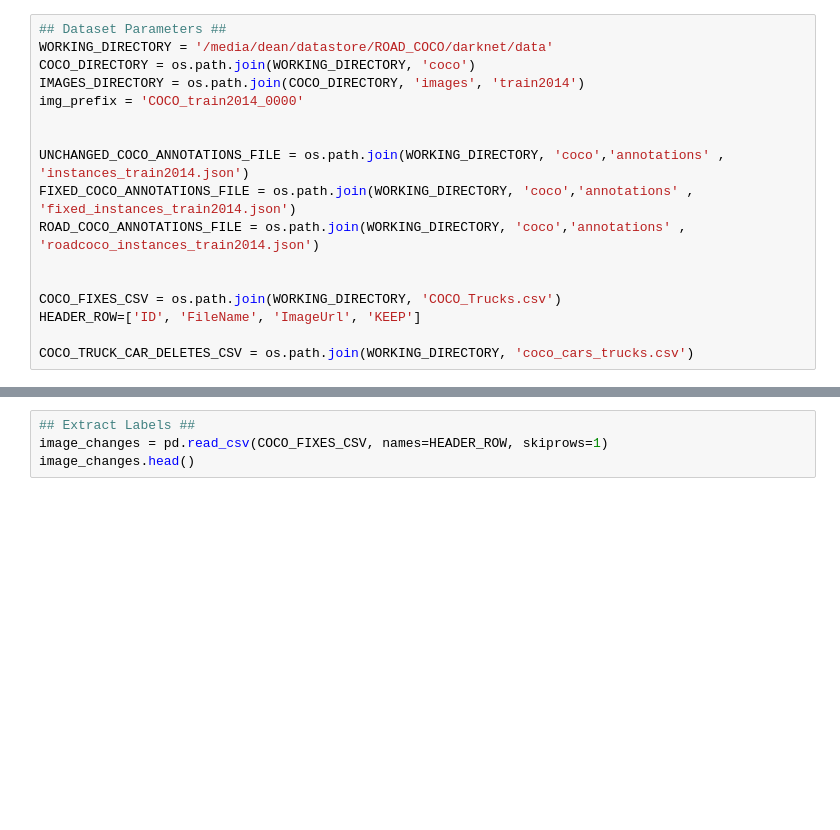
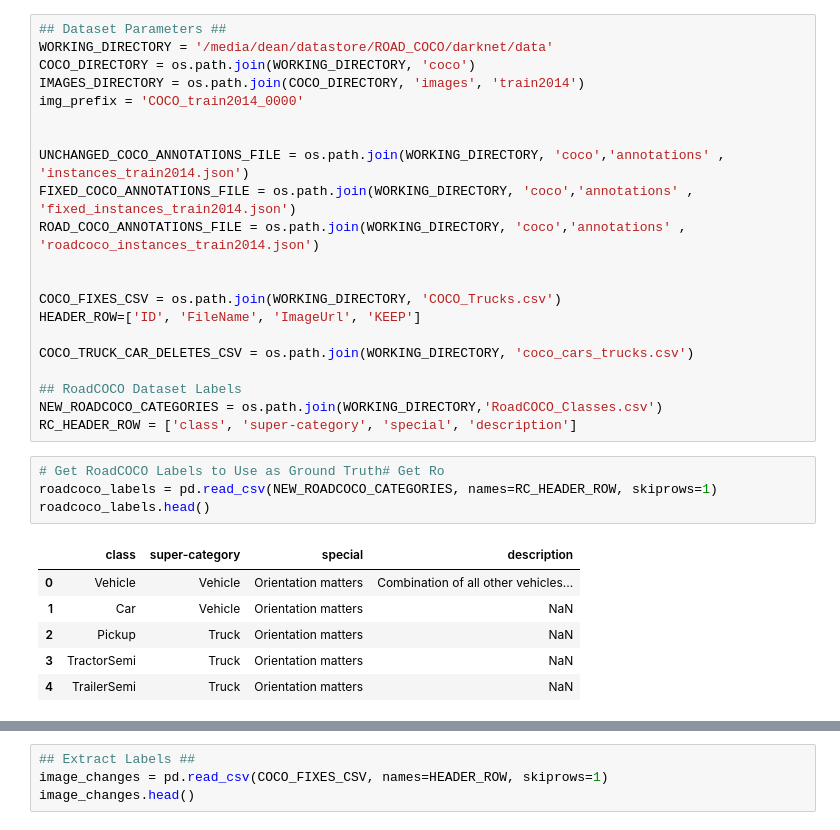
Before and after one commit to yiboliu31/data_scripts, a Jupyter notebook: road_coco_dataset_builder.ipynb, the cells around one changed output, grey strips where cells are left out. Cells and saved outputs as stored; diff of their text form; blank space fills up the shorter version.

```diff
--- a/road_coco_dataset_builder.ipynb
+++ b/road_coco_dataset_builder.ipynb
@@ -44,4 +62,19 @@ COCO_FIXES_CSV = os.path.join(WORKING_DIRECTORY, 'COCO_Trucks.csv')
 HEADER_ROW=['ID', 'FileName', 'ImageUrl', 'KEEP']
 
 COCO_TRUCK_CAR_DELETES_CSV = os.path.join(WORKING_DIRECTORY, 'coco_cars_trucks.csv')
+
+## RoadCOCO Dataset Labels
+NEW_ROADCOCO_CATEGORIES = os.path.join(WORKING_DIRECTORY,'RoadCOCO_Classes.csv')
+RC_HEADER_ROW = ['class', 'super-category', 'special', 'description']
+# %%
+# Get RoadCOCO Labels to Use as Ground Truth# Get Ro
+roadcoco_labels = pd.read_csv(NEW_ROADCOCO_CATEGORIES, names=RC_HEADER_ROW, skiprows=1)
+roadcoco_labels.head()
+# %% [output]
+|  | class | super-category | special | description |
+| 0 | Vehicle | Vehicle | Orientation matters | Combination of all other vehicles... |
+| 1 | Car | Vehicle | Orientation matters | NaN |
+| 2 | Pickup | Truck | Orientation matters | NaN |
+| 3 | TractorSemi | Truck | Orientation matters | NaN |
+| 4 | TrailerSemi | Truck | Orientation matters | NaN |
 # %%
```
Also changed, not shown: parts of 20 cells of this notebook.
